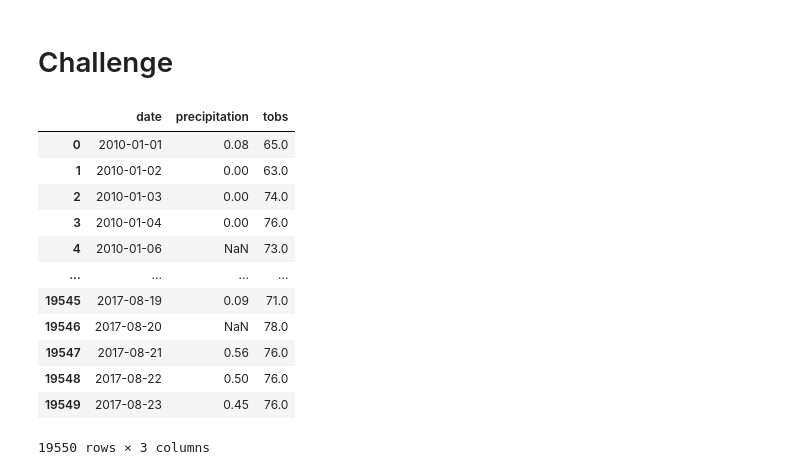
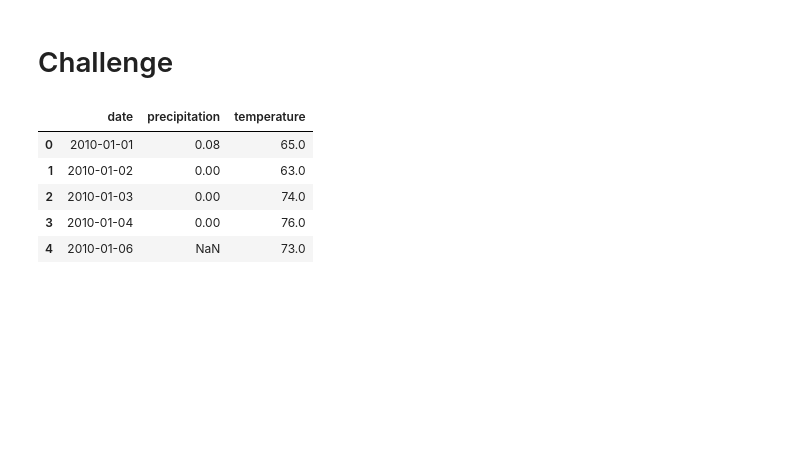
Before and after one commit to shayna-UT/surfs_up, a Jupyter notebook: climate_analysis.ipynb, the cells around one changed output. Drawn from its saved outputs; the diff is of its cells as text; code cells hidden in the pictures; blank space fills up the shorter version.

```diff
--- a/climate_analysis.ipynb
+++ b/climate_analysis.ipynb
@@ -157,21 +163,15 @@ calc_temps("2017-06-01","2017-06-30")
 # %% [markdown]
 # Challenge
 # %%
+# Create a pandas DataFrame of the precipitation and tobs data
 results = session.query(Measurement.date, Measurement.prcp, Measurement.tobs).all()
-df = pd.DataFrame(results, columns=['date','precipitation','tobs'])
+df = pd.DataFrame(results, columns=['date','precipitation','temperature'])
 df['date']= pd.to_datetime(df['date'])
-df
+df.head()
 # %% [output]
-|  | date | precipitation | tobs |
+|  | date | precipitation | temperature |
 | 0 | 2010-01-01 | 0.08 | 65.0 |
 | 1 | 2010-01-02 | 0.00 | 63.0 |
 | 2 | 2010-01-03 | 0.00 | 74.0 |
 | 3 | 2010-01-04 | 0.00 | 76.0 |
 | 4 | 2010-01-06 | NaN | 73.0 |
-| ... | ... | ... | ... |
-| 19545 | 2017-08-19 | 0.09 | 71.0 |
-| 19546 | 2017-08-20 | NaN | 78.0 |
-| 19547 | 2017-08-21 | 0.56 | 76.0 |
-| 19548 | 2017-08-22 | 0.50 | 76.0 |
-| 19549 | 2017-08-23 | 0.45 | 76.0 |
-19550 rows × 3 columns
```
Also changed, not shown: parts of 22 cells of this notebook.
